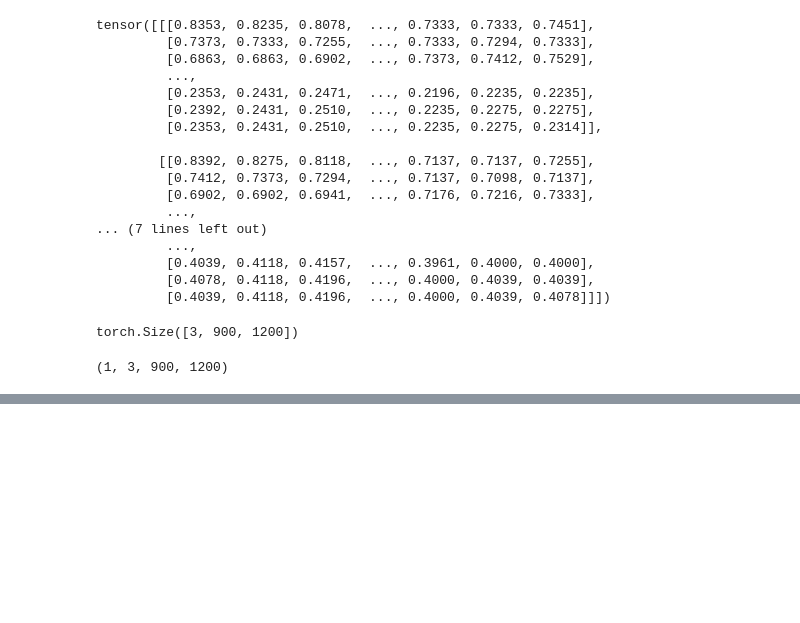
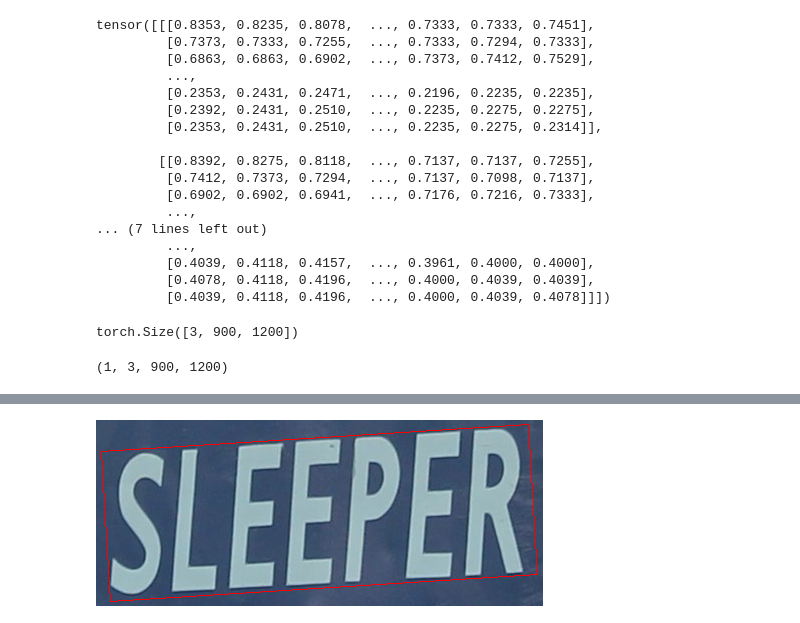
Before and after one commit to NKAnzu/exp1, a Jupyter notebook: [GD-12] OCR_Detect_Image_Text.ipynb, the cells around one changed output, grey strips where cells are left out. Drawn from its saved outputs; the diff is of its cells as text; code cells hidden in the pictures; blank space fills up the shorter version.

```diff
--- a/[GD-12] OCR_Detect_Image_Text.ipynb
+++ b/[GD-12] OCR_Detect_Image_Text.ipynb
@@ -598,0 +646,4 @@ ValueError: too many values to unpack (expected 2)
+# %%
+cropped_img[1]
+# %% [output]
+[figure, added]
```
Also changed, not shown: parts of 18 cells of this notebook.
